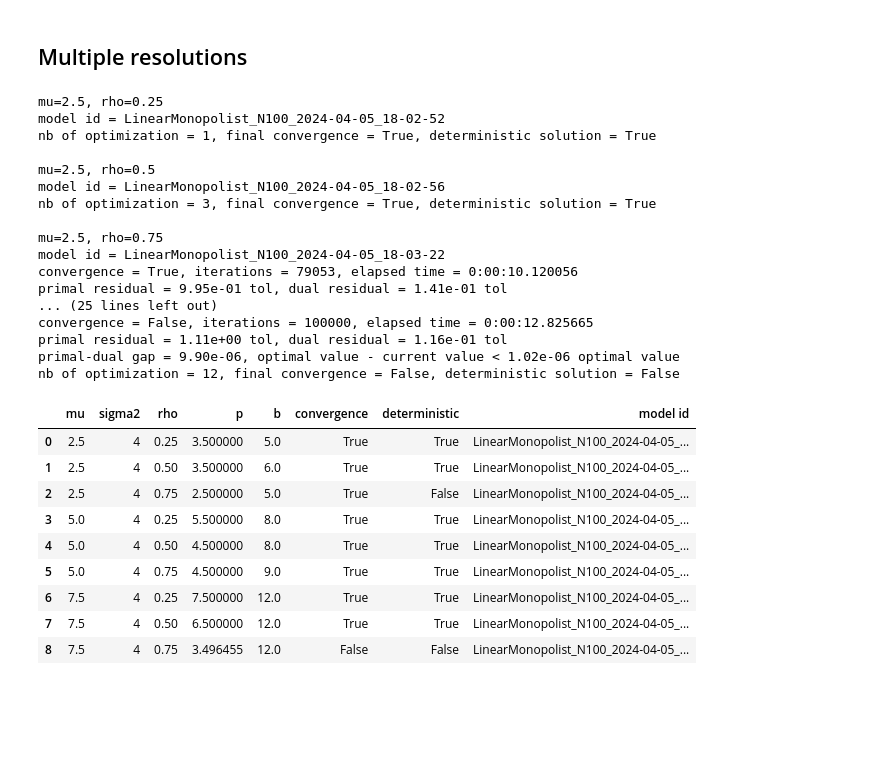
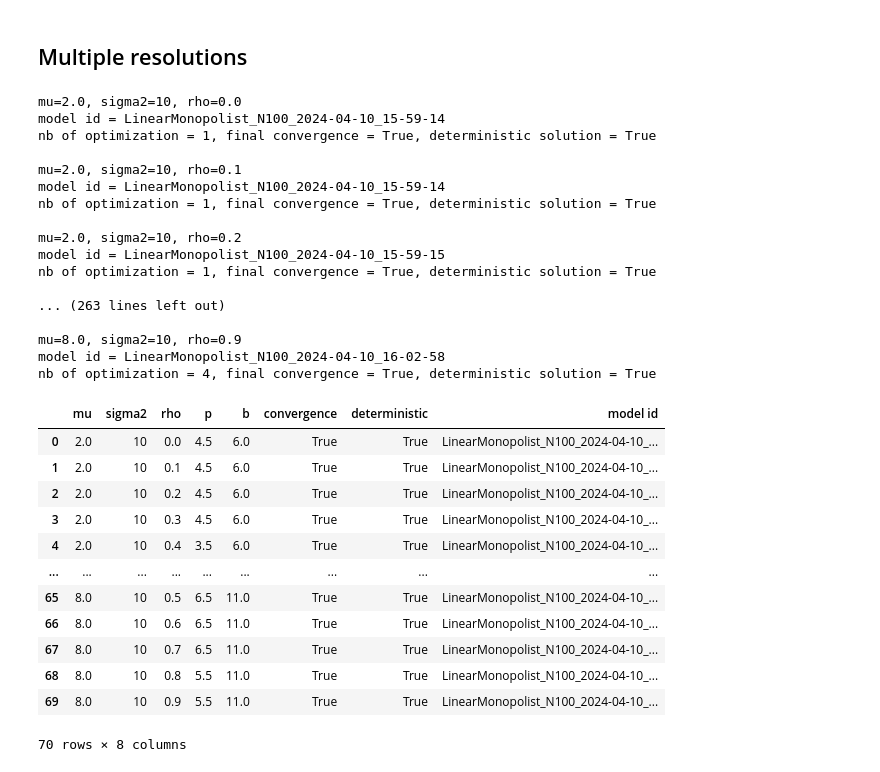
Before and after one commit to x-dupuis/screening-algo, a Jupyter notebook: examples/Schmalensee.ipynb, the cells around one changed output. Cells and saved outputs as stored; diff of their text form; code cells hidden in the pictures; blank space fills up the shorter version.

Commit message:
run multiple resolutions for 70 values
-> prices_N100_v1

```diff
--- a/examples/Schmalensee.ipynb
+++ b/examples/Schmalensee.ipynb
@@ -22,7 +22,7 @@ theta0 = (t0[1:]+t0[:-1])/2 ; theta1 = (t1[1:]+t1[:-1])/2
 theta0, theta1 = np.meshgrid(theta0,theta1)
 theta = np.stack((theta0.flatten(), theta1.flatten())); N = theta.shape[-1] # number of types
 
-mu = 1; sigma2 = 10; rho = 0.9
+mu = 4; sigma2 = 10; rho = 0.4
 distribution = multivariate_normal(mu*np.array([1, 1]), sigma2*np.array([[1, rho], [rho,1]]))
 cd = distribution.cdf(np.dstack(np.meshgrid(t0,t1)))
 f = cd[1:,1:] + cd[:-1,:-1] - cd[1:,:-1] - cd[:-1,1:]
@@ -70,7 +74,10 @@ while k < kmax and np.any(test==False):
 # elapsed = timer() - t_start
 # print(f'elapsed time = {str(timedelta(seconds=elapsed))}')
 if model.converged == False:
+    k += 1
+    print(f'OPTIMIZATION {k}: {len(model.indices)} IC constraints')
     model.solve(warmstart=True, stepratio=0.1, it_max=1e5, tol_primal=1e-6, tol_dual=1e-6, scale=True,)
+    print('\n')
 
 model.output(log=0)
 prices = np.unique(model.p.round(6))
@@ -181,9 +183,9 @@ theta = np.stack((theta0.flatten(), theta1.flatten())); N = theta.shape[-1] # nu
 kmax = ceil(sqrt(N))+1
 df_prices = pd.DataFrame(columns=['mu', 'sigma2', 'rho', 'p', 'b', 'convergence', 'deterministic', 'model id'])
 
-sigma2 = 12
-for mu, rho in itertools.product([2.5, 5, 7.5], [0.25, 0.5, 0.75]):
-    print(f'mu={mu}, rho={rho}')
+sigma2 = 10
+for mu, rho in itertools.product(np.linspace(2, 8, num=7),np.linspace(0, 0.9, num=10)): # num=7 x num=10 or num=61 x num=91
+    print(f'mu={mu}, sigma2={sigma2}, rho={rho}')
 
     distribution = multivariate_normal(mu*np.array([1, 1]), sigma2*np.array([[1, rho], [rho,1]]))
     cd = distribution.cdf(np.dstack(np.meshgrid(t0,t1)))
@@ -205,56 +207,59 @@ for mu, rho in itertools.product([2.5, 5, 7.5], [0.25, 0.5, 0.75]):
         model.solve(warmstart=True, it_max = 1e4, stepratio=0.1, log=0, ) #path='results/Schmalensee/'+model.id) #sqrt(len(model.indices)) #len(model.indices)
         # model.residuals()
         # print(f'IC constraints: {len(model.IC_binding)} binding, {len(model.IC_violated)} violated\n')
         # model.indices = sorted(set(model.indices).union(model.IC_violated))
         model.indices = sorted(set(model.indices).union(set(model.IC_violated).intersection(model.ind_local(k*ceil(sqrt(N))))))
         model.local(model.indices)
         test = np.array([model.converged, len(model.IC_violated)==0])
     # elapsed = timer() - t_start
     # print(f'elapsed time = {str(timedelta(seconds=elapsed))}')
     if model.converged == False:
         k +=1
         model.solve(warmstart=True, stepratio=0.1, it_max=1e5, tol_primal=1e-6, tol_dual=1e-6, scale=True, log=0)
 
     model.output(log=0, path='results/Schmalensee/'+model.id)
     prices = np.unique(model.p.round(6))
     df_prices.loc[len(df_prices)] = [mu, sigma2, rho,  prices[1], prices[-1], model.converged, len(prices)==3, model.id]
     print(f'nb of optimization = {k}, final convergence = {model.converged}, deterministic solution = {len(prices)==3}\n')
 
 # df_prices.loc[:,['mu', 'rho', 'p', 'b']]
 
 path = 'results/Schmalensee/prices_N'+str(model.N)
 with pd.ExcelWriter(path+'.xlsx') as writer:
                 df_prices.round(3).to_excel(writer, sheet_name='prices')
 
 df_prices
 # %% [output]
-mu=2.5, rho=0.25
-model id = LinearMonopolist_N100_2024-04-05_18-02-52
+mu=2.0, sigma2=10, rho=0.0
+model id = LinearMonopolist_N100_2024-04-10_15-59-14
 nb of optimization = 1, final convergence = True, deterministic solution = True
 
-mu=2.5, rho=0.5
-model id = LinearMonopolist_N100_2024-04-05_18-02-56
-nb of optimization = 3, final convergence = True, deterministic solution = True
+mu=2.0, sigma2=10, rho=0.1
+model id = LinearMonopolist_N100_2024-04-10_15-59-14
+nb of optimization = 1, final convergence = True, deterministic solution = True
 
-mu=2.5, rho=0.75
-model id = LinearMonopolist_N100_2024-04-05_18-03-22
-convergence = True, iterations = 79053, elapsed time = 0:00:10.120056
-primal residual = 9.95e-01 tol, dual residual = 1.41e-01 tol
-... (25 lines left out)
-convergence = False, iterations = 100000, elapsed time = 0:00:12.825665
-primal residual = 1.11e+00 tol, dual residual = 1.16e-01 tol
-primal-dual gap = 9.90e-06, optimal value - current value < 1.02e-06 optimal value
-nb of optimization = 12, final convergence = False, deterministic solution = False
+mu=2.0, sigma2=10, rho=0.2
+model id = LinearMonopolist_N100_2024-04-10_15-59-15
+nb of optimization = 1, final convergence = True, deterministic solution = True
+
+... (263 lines left out)
+
+mu=8.0, sigma2=10, rho=0.9
+model id = LinearMonopolist_N100_2024-04-10_16-02-58
+nb of optimization = 4, final convergence = True, deterministic solution = True
 |  | mu | sigma2 | rho | p | b | convergence | deterministic | model id |
-| 0 | 2.5 | 4 | 0.25 | 3.500000 | 5.0 | True | True | LinearMonopolist_N100_2024-04-05_... |
-| 1 | 2.5 | 4 | 0.50 | 3.500000 | 6.0 | True | True | LinearMonopolist_N100_2024-04-05_... |
-| 2 | 2.5 | 4 | 0.75 | 2.500000 | 5.0 | True | False | LinearMonopolist_N100_2024-04-05_... |
-| 3 | 5.0 | 4 | 0.25 | 5.500000 | 8.0 | True | True | LinearMonopolist_N100_2024-04-05_... |
-| 4 | 5.0 | 4 | 0.50 | 4.500000 | 8.0 | True | True | LinearMonopolist_N100_2024-04-05_... |
-| 5 | 5.0 | 4 | 0.75 | 4.500000 | 9.0 | True | True | LinearMonopolist_N100_2024-04-05_... |
-| 6 | 7.5 | 4 | 0.25 | 7.500000 | 12.0 | True | True | LinearMonopolist_N100_2024-04-05_... |
-| 7 | 7.5 | 4 | 0.50 | 6.500000 | 12.0 | True | True | LinearMonopolist_N100_2024-04-05_... |
-| 8 | 7.5 | 4 | 0.75 | 3.496455 | 12.0 | False | False | LinearMonopolist_N100_2024-04-05_... |
+| 0 | 2.0 | 10 | 0.0 | 4.5 | 6.0 | True | True | LinearMonopolist_N100_2024-04-10_... |
+| 1 | 2.0 | 10 | 0.1 | 4.5 | 6.0 | True | True | LinearMonopolist_N100_2024-04-10_... |
+| 2 | 2.0 | 10 | 0.2 | 4.5 | 6.0 | True | True | LinearMonopolist_N100_2024-04-10_... |
+| 3 | 2.0 | 10 | 0.3 | 4.5 | 6.0 | True | True | LinearMonopolist_N100_2024-04-10_... |
+| 4 | 2.0 | 10 | 0.4 | 3.5 | 6.0 | True | True | LinearMonopolist_N100_2024-04-10_... |
+| ... | ... | ... | ... | ... | ... | ... | ... | ... |
+| 65 | 8.0 | 10 | 0.5 | 6.5 | 11.0 | True | True | LinearMonopolist_N100_2024-04-10_... |
+| 66 | 8.0 | 10 | 0.6 | 6.5 | 11.0 | True | True | LinearMonopolist_N100_2024-04-10_... |
+| 67 | 8.0 | 10 | 0.7 | 6.5 | 11.0 | True | True | LinearMonopolist_N100_2024-04-10_... |
+| 68 | 8.0 | 10 | 0.8 | 5.5 | 11.0 | True | True | LinearMonopolist_N100_2024-04-10_... |
+| 69 | 8.0 | 10 | 0.9 | 5.5 | 11.0 | True | True | LinearMonopolist_N100_2024-04-10_... |
+70 rows × 8 columns
 # %%
 # path = 'results/Schmalensee/prices_N'+str(model.N)
 # with pd.ExcelWriter(path+'.xlsx') as writer:
```
Also changed, not shown: parts of 7 cells of this notebook, 1 other file.
